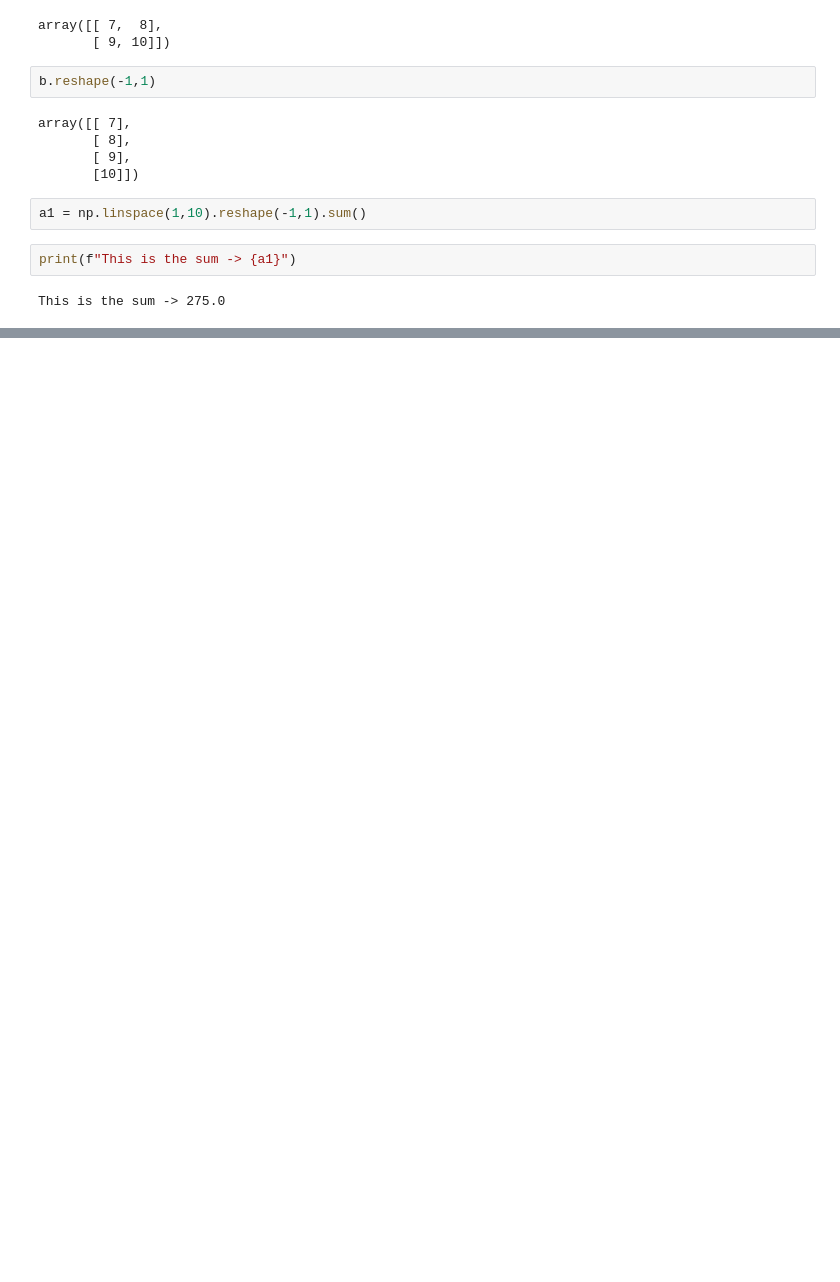
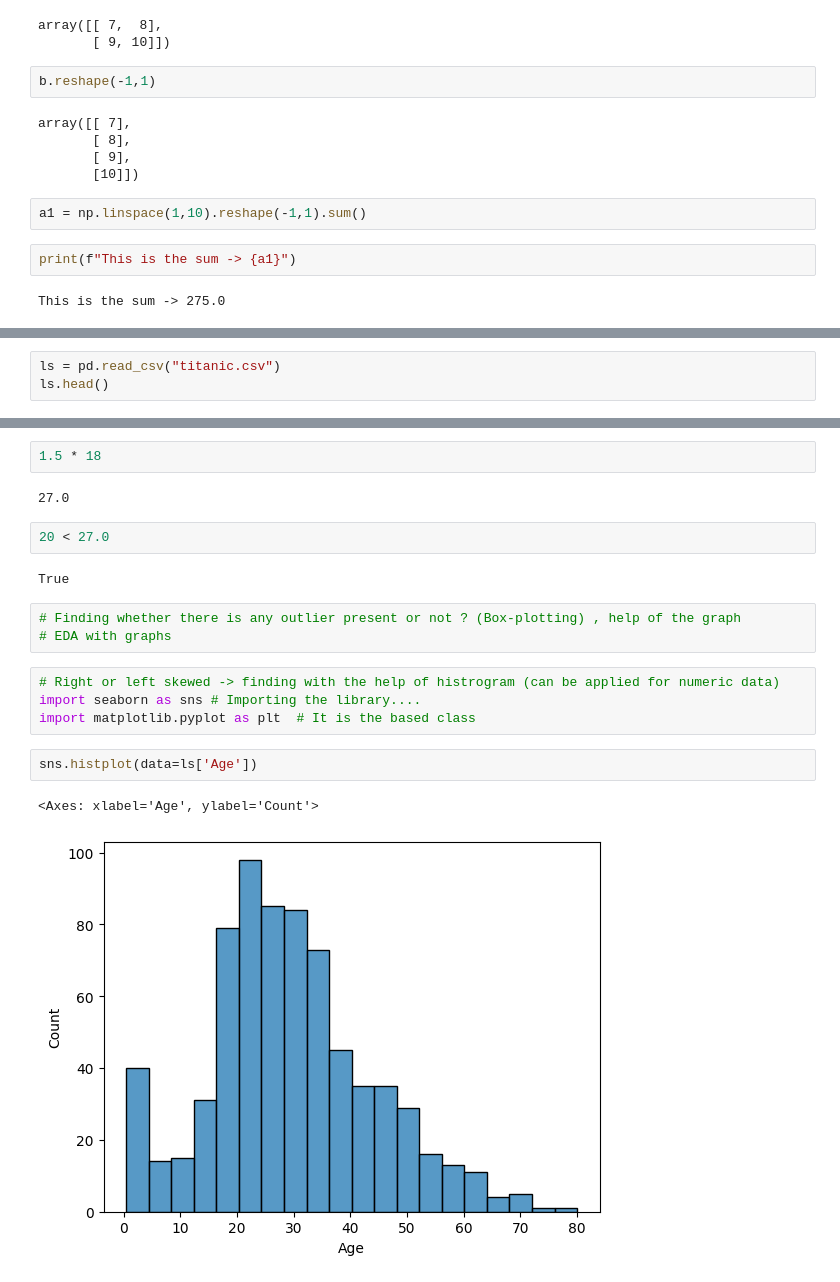
Before and after one commit to Roottoaccess/Semister2_ALL_important_concepts, a Jupyter notebook: AI and ML/data_ingestion.ipynb, the cells around one changed output, grey strips where cells are left out. Saved outputs shown, nothing was run; the diff lists cells and outputs as text; blank space fills up the shorter version.

```diff
--- a/AI and ML/data_ingestion.ipynb
+++ b/AI and ML/data_ingestion.ipynb
@@ -499,0 +653,3 @@ This is the sum -> 275.0
+# %%
+ls = pd.read_csv("titanic.csv")
+ls.head()
@@ -499,0 +675,20 @@ This is the sum -> 275.0
+# %%
+1.5 * 18
+# %% [output]
+27.0
+# %%
+20 < 27.0
+# %% [output]
+True
+# %%
+# Finding whether there is any outlier present or not ? (Box-plotting) , help of the graph
+# EDA with graphs
+# %%
+# Right or left skewed -> finding with the help of histrogram (can be applied for numeric data)
+import seaborn as sns # Importing the library....
+import matplotlib.pyplot as plt  # It is the based class
+# %%
+sns.histplot(data=ls['Age'])
+# %% [output]
+<Axes: xlabel='Age', ylabel='Count'>
+[figure, added]
```
Also changed, not shown: parts of 27 cells of this notebook, 9 other files.
